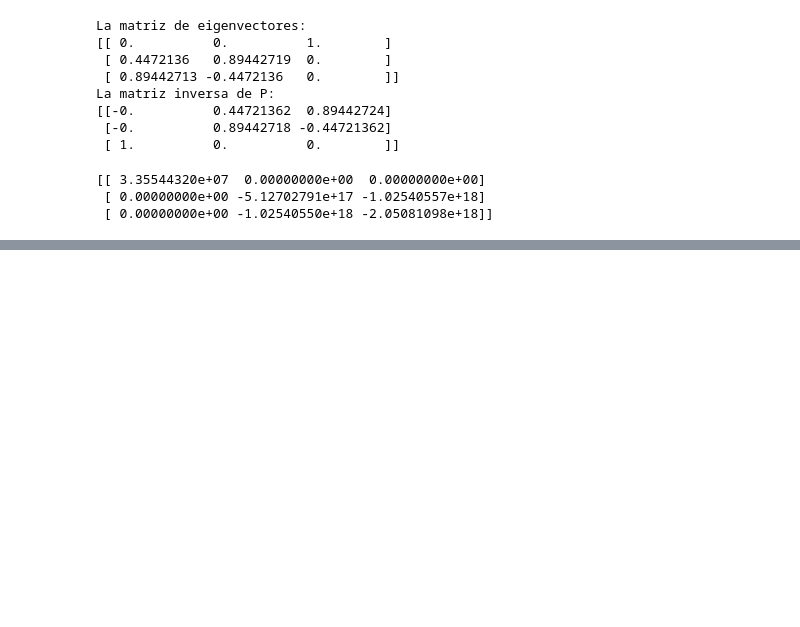
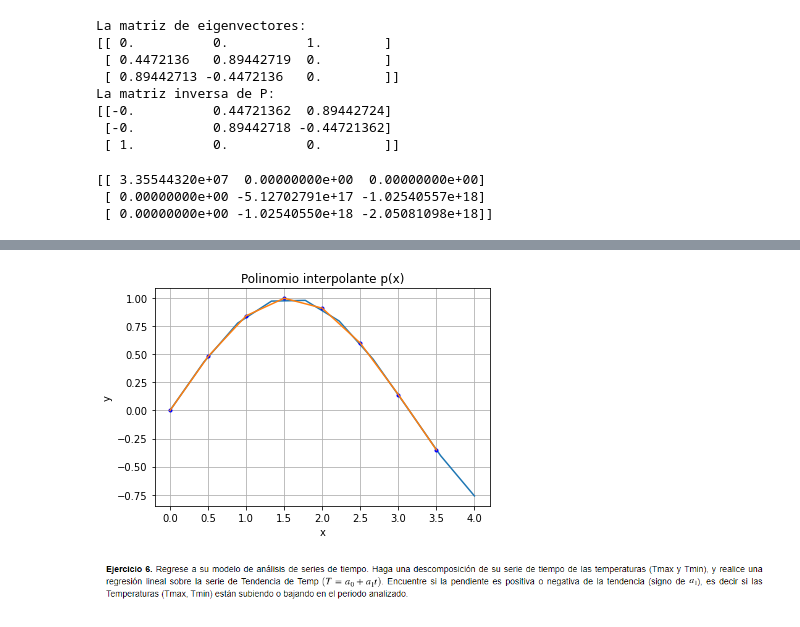
Before and after one commit to HumbertoMezaRuiz/Computacional1, a Jupyter notebook: Actividad7/Actividad7.ipynb, the cells around one changed output, grey strips where cells are left out. Cells and saved outputs as stored; diff of their text form; code cells hidden in the pictures; blank space fills up the shorter version.

```diff
--- a/Actividad7/Actividad7.ipynb
+++ b/Actividad7/Actividad7.ipynb
@@ -312,0 +317,11 @@ print(P1 @ D1**25 @ P1_inv)
+# %%
+## Como tenemos un total de 8 puntos realizaremos una interpolacion con un polinomio de grado 7 donde
+x = np.array([0,0.5,1,1.5,2,2.5,3,3.5])
+y = np.array([0,0.47942,0.84147,0.99749,0.90930,0.59847,0.14112,-0.35078]).reshape(8,1)
+
+##Nuestra matriz para la variable x será
+X = np.column_stack([x**k for k in range(0,8)])
+
+## La solución para la ecuación Xa=y usando spicy.linalg==la
+a = la.solve(X,y)
+print(a)
@@ -312,0 +337,18 @@ print(P1 @ D1**25 @ P1_inv)
+# %%
+#Graficamos los resultados del polinomio interpolante de coeficientes a[0], a[1], y a[2]
+# Sobreponemos en la gráfica los puntos conocidos en azul con puntos ('b.')
+xs = np.linspace(0,4,10)
+ys_temp = 0
+for k in range(0,8):
+  ys = ys_temp + a[k]*xs**k
+  ys_temp = ys
+plt.plot(xs,ys,x,y,'b.', x, np.sin(x))
+plt.grid()
+plt.title('Polinomio interpolante p(x)')
+plt.xlabel('x')
+plt.ylabel('y')
+plt.show()
+# %% [output]
+[figure, added]
+# %% [markdown]
+![Capture5.PNG](embedded-picture-1)
```
Also changed, not shown: parts of 8 cells of this notebook.
